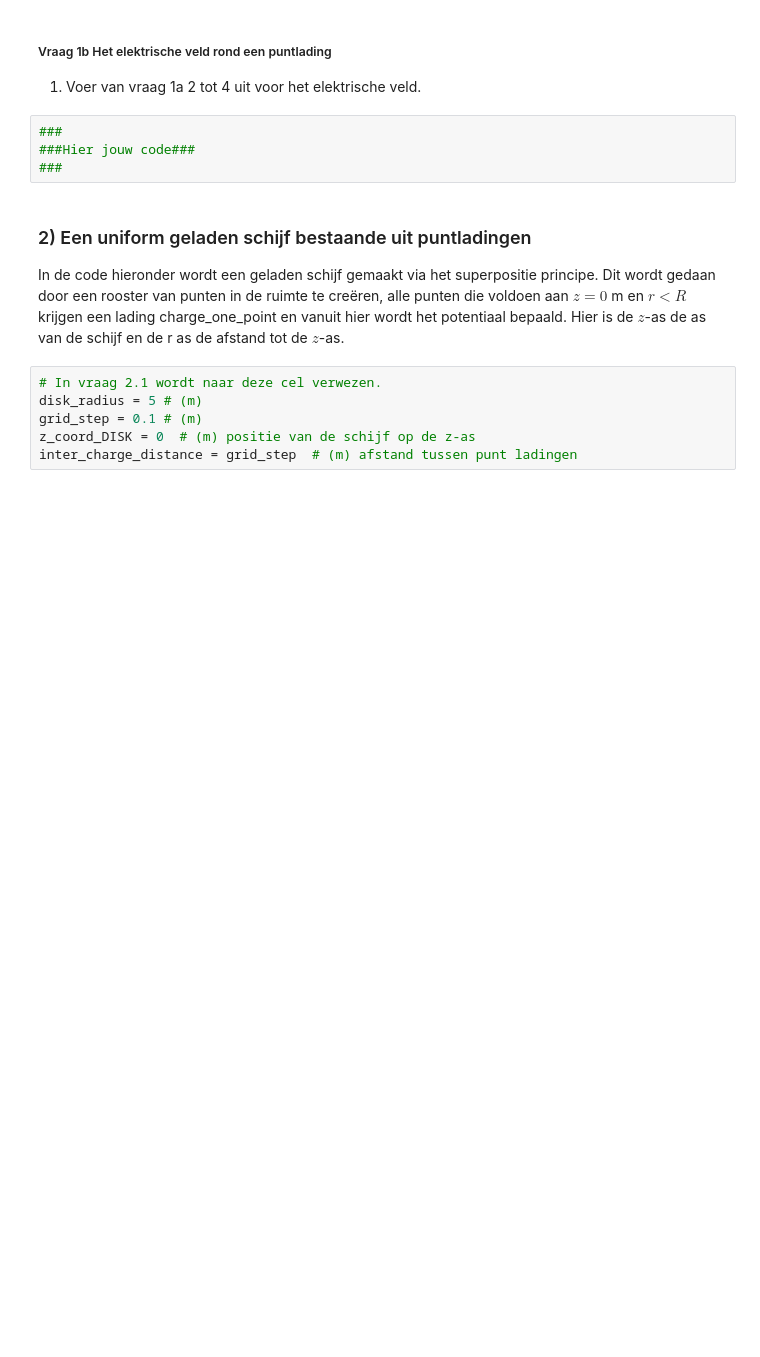
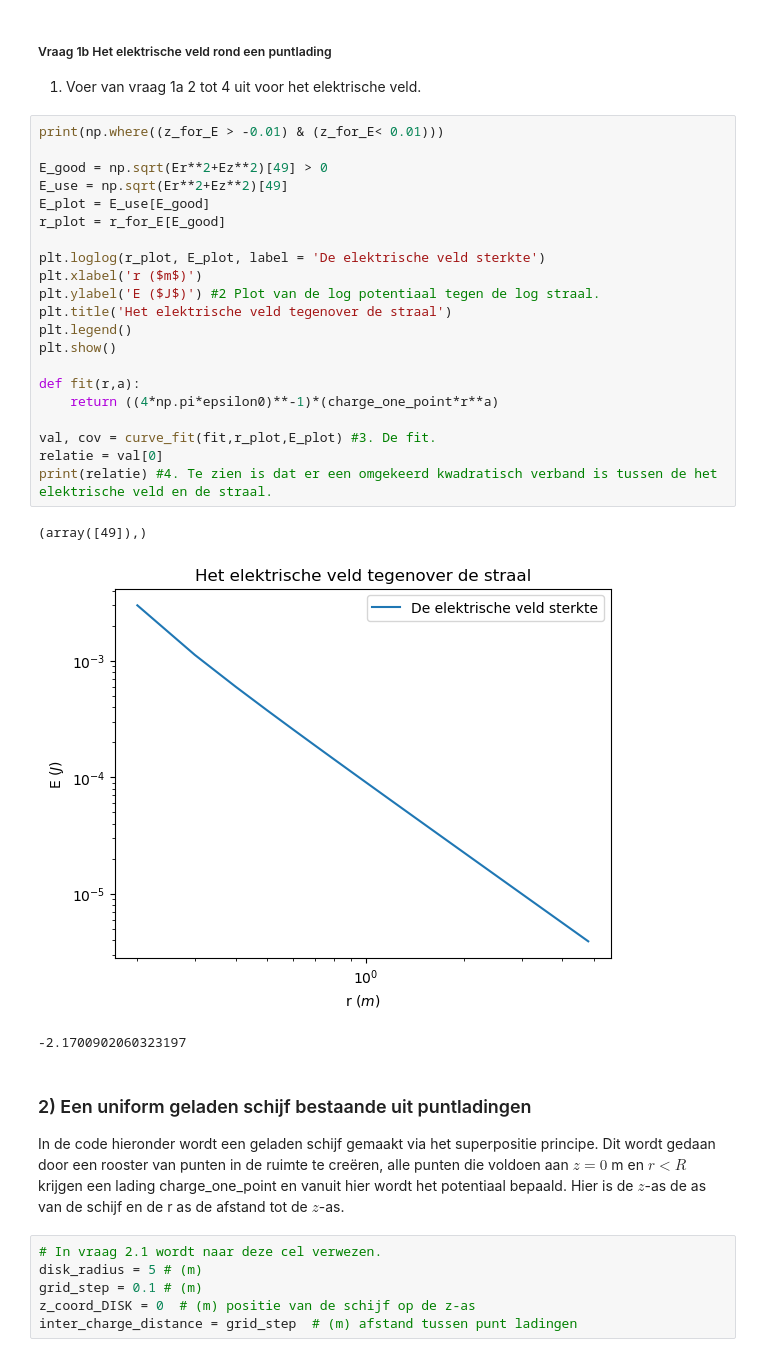
Before and after one commit to Fynn-Vrolijk123/DEF-D-Fynn-Vrolijk, a Jupyter notebook: DigitaleOntwerpopdrachten/1CondensatorOpdracht/CondensatorOntwerpopdracht.ipynb, the cells around one changed output. Cells and saved outputs as stored; diff of their text form; blank space fills up the shorter version.

```diff
--- a/DigitaleOntwerpopdrachten/1CondensatorOpdracht/CondensatorOntwerpopdracht.ipynb
+++ b/DigitaleOntwerpopdrachten/1CondensatorOpdracht/CondensatorOntwerpopdracht.ipynb
@@ -93,10 +117,31 @@ plot_results_pt_charge_at_origin(Ez, Er, normE, V, r, z, grid_step)
 # %% [markdown]
 ##### Vraag 1b Het elektrische veld rond een puntlading
 1. Voer van vraag 1a 2 tot 4 uit voor het elektrische veld.
-# %%
-###
-###Hier jouw code###
-###
+# %%
+print(np.where((z_for_E > -0.01) & (z_for_E< 0.01)))
+
+E_good = np.sqrt(Er**2+Ez**2)[49] > 0
+E_use = np.sqrt(Er**2+Ez**2)[49]
+E_plot = E_use[E_good]
+r_plot = r_for_E[E_good]
+
+plt.loglog(r_plot, E_plot, label = 'De elektrische veld sterkte')
+plt.xlabel('r ($m$)')
+plt.ylabel('E ($J$)') #2 Plot van de log potentiaal tegen de log straal.
+plt.title('Het elektrische veld tegenover de straal')
+plt.legend()
+plt.show()
+
+def fit(r,a):
+    return ((4*np.pi*epsilon0)**-1)*(charge_one_point*r**a)
+
+val, cov = curve_fit(fit,r_plot,E_plot) #3. De fit.
+relatie = val[0]
+print(relatie) #4. Te zien is dat er een omgekeerd kwadratisch verband is tussen de het elektrische veld en de straal.
+# %% [output]
+(array([49]),)
+[figure, added]
+-2.1700902060323197
 # %% [markdown]
 ### 2) Een uniform geladen schijf bestaande uit puntladingen
 
```
Also changed, not shown: parts of 16 cells of this notebook.
